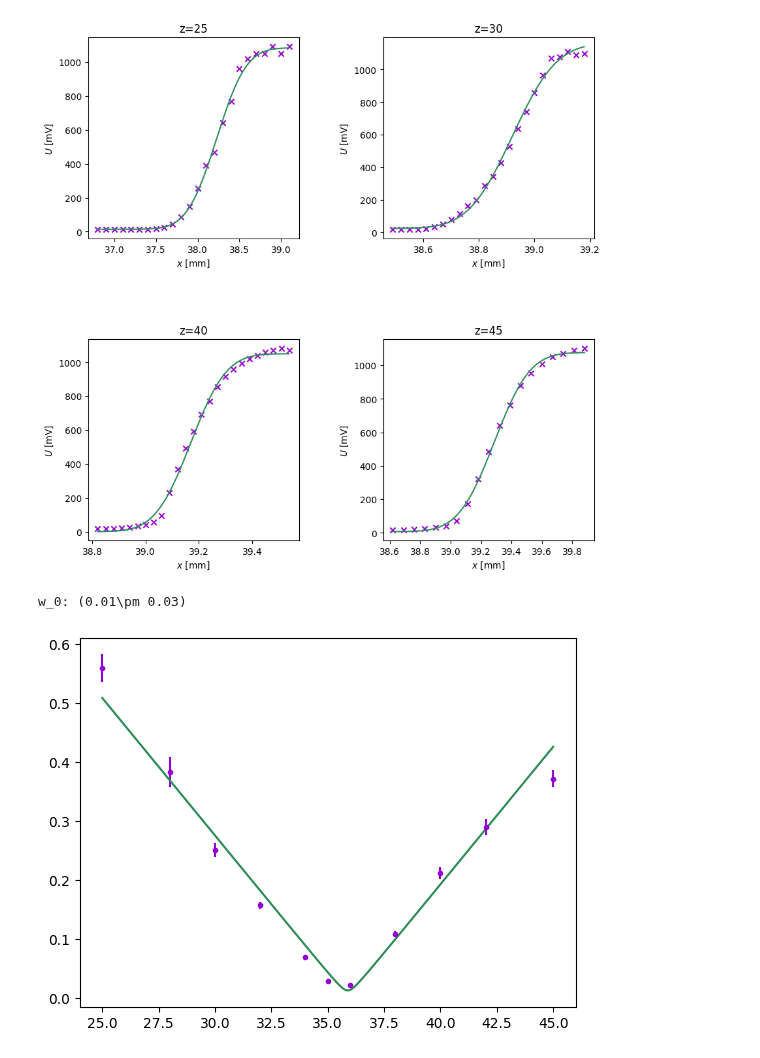
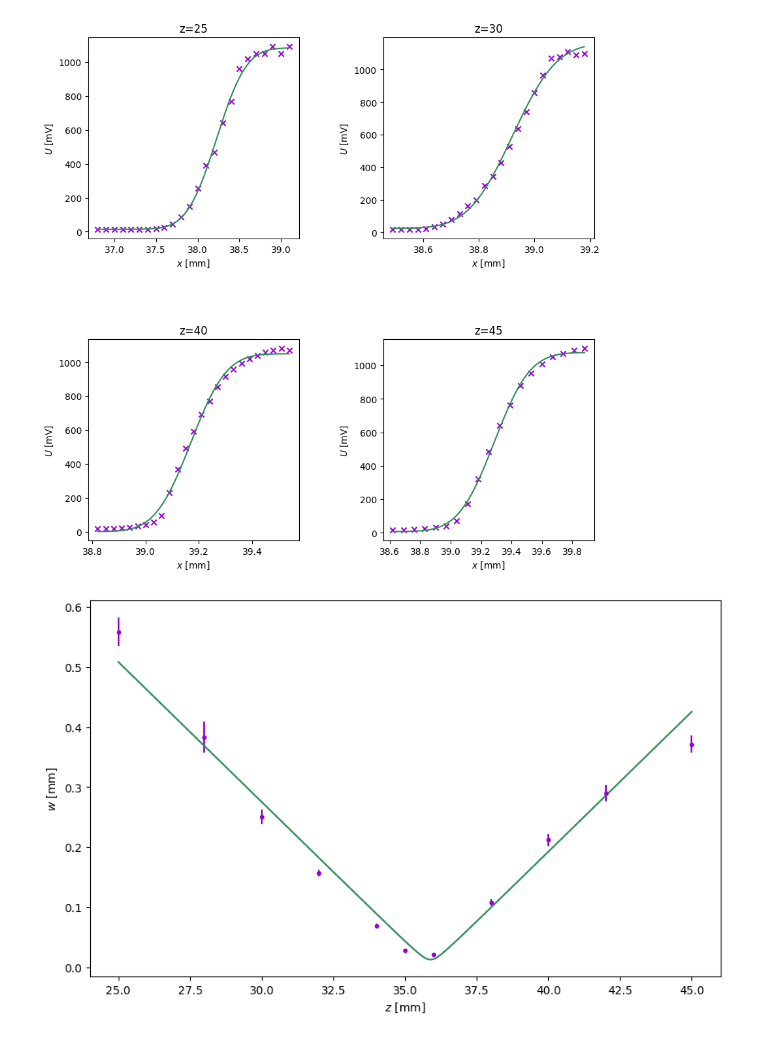
Before and after one commit to omikron-ceti/ZPLT, a Jupyter notebook: uloha_07/data_07/data_07.ipynb, the cells around one changed output. Cells and saved outputs as stored; diff of their text form; code cells hidden in the pictures.

```diff
--- a/uloha_07/data_07/data_07.ipynb
+++ b/uloha_07/data_07/data_07.ipynb
@@ -101,27 +101,30 @@ fig2.savefig("./img/graf2.pdf")
 # %%
 z = [25, 28, 30, 32, 34, 35, 36, 38, 40, 42, 45]
 
 w_0 = 0.013
 z_0 = 0.22
 z_1 = 35
 
 fitovane_parametry, kovariance_parametru = optimize.curve_fit(polomer_svazku,
                                                                     xdata=z,
                                                                     ydata=sirka_svazku,
                                                                     p0=[w_0, z_0, z_1])
 sigma_parametru = np.sqrt(np.diag(kovariance_parametru)) # tohle vypocita presnost, s jakou byly parametry urceny
 zaokrouhlene_parametry = []
 for j in range(len(fitovane_parametry)): # zaokrouhleni na jednu platnou cifru
     zaokrouhlene_parametry.append(zaokrouhleni(fitovane_parametry[j],
                                                         reference=sigma_parametru[j]))
 
 z_axis=np.arange(25, 45.1, 0.1)
+fig_polomer_svazku = plt.figure(figsize=(10,6))
 plt.errorbar(x=z, y=sirka_svazku, yerr=sirka_svazku_err, fmt=".", color="darkviolet")
 plt.plot(z_axis, polomer_svazku(z_axis, fitovane_parametry[0], fitovane_parametry[1], fitovane_parametry[2]),
          color="seagreen")
+plt.xlabel("$z$ [mm]")
+plt.ylabel("$w$ [mm]")
+plt.savefig("./img/polomer_svazku.pdf")
 # %% [output]
-w_0: (0.01\pm 0.03)
-[figure, old version]
+[figure, new version]
 # %%
 w_0=ufloat(fitovane_parametry[0], sigma_parametru[0])
 z_0=ufloat(fitovane_parametry[1], sigma_parametru[1])
```
Also changed, not shown: parts of 1 cell of this notebook, 3 other files.
